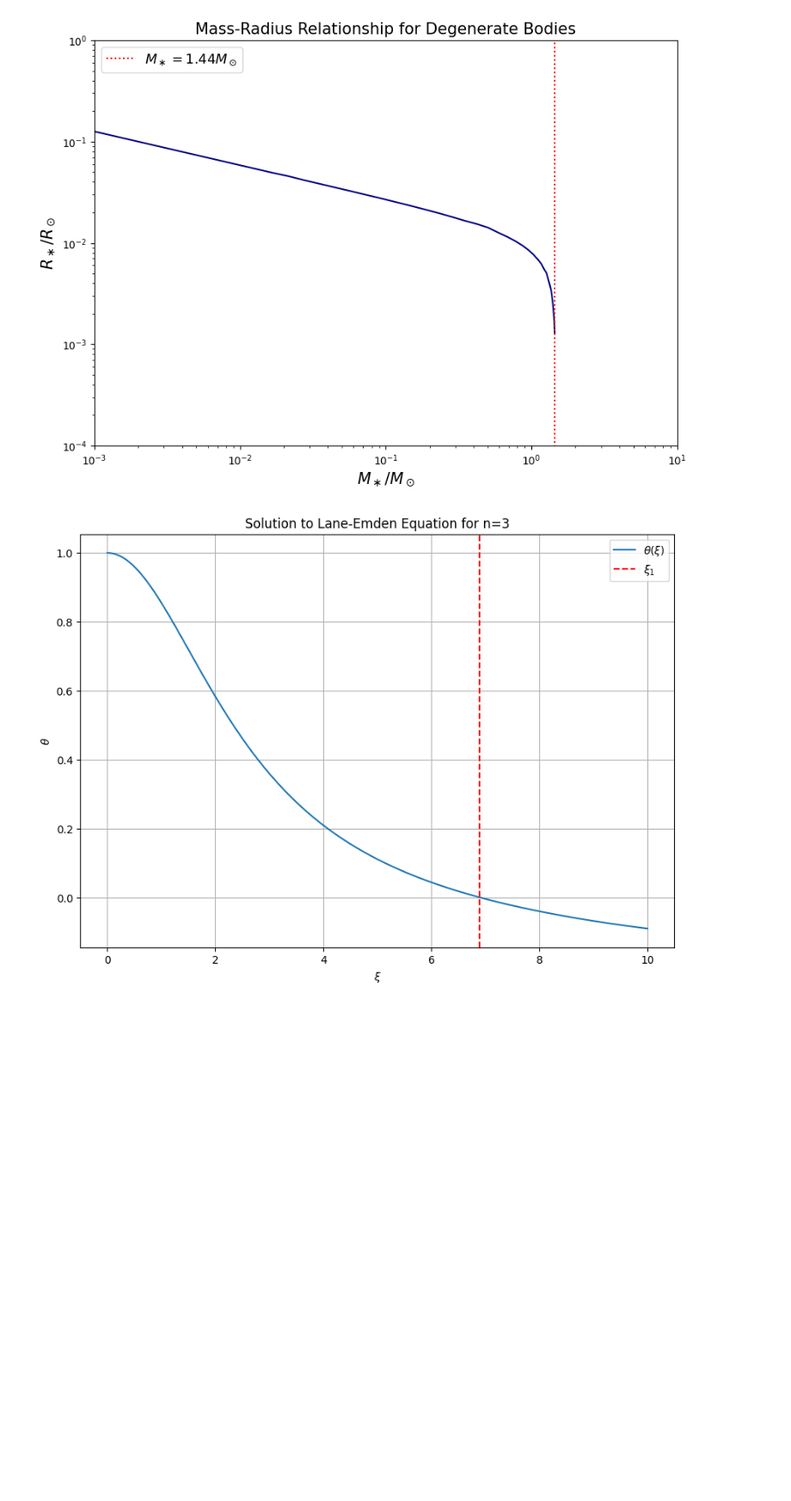
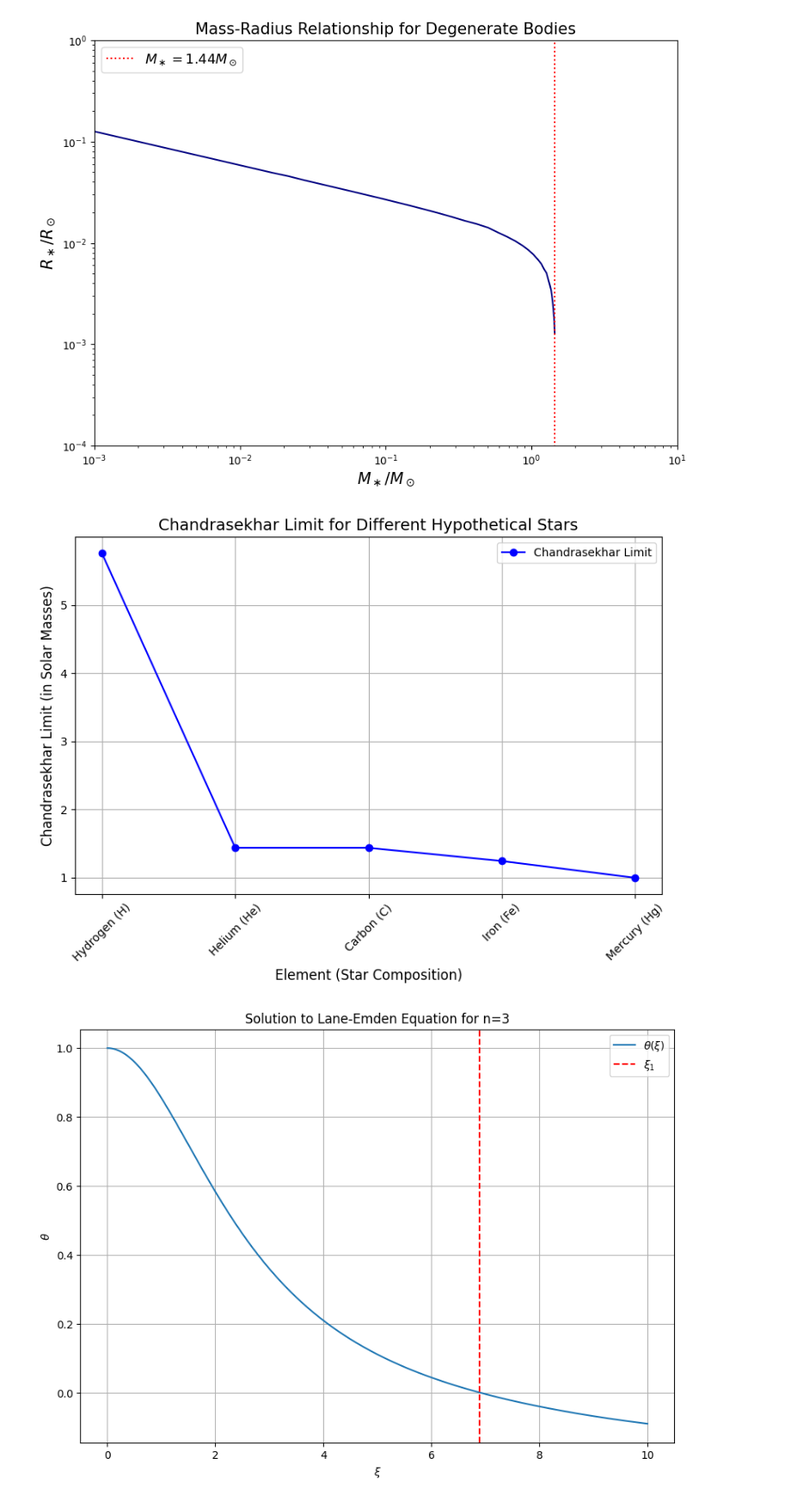
Before and after one commit to HiraishKumar/jupyter, a Jupyter notebook: star collapse/star_collapse_test.ipynb, the cells around one changed output. Shown at 86% size. Cells and saved outputs as stored; diff of their text form; code cells hidden in the pictures; blank space fills up the shorter version.

Commit message:
added graph for Mch vs mass/e

```diff
--- a/star collapse/star_collapse_test.ipynb
+++ b/star collapse/star_collapse_test.ipynb
@@ -85,6 +85,33 @@ plt.legend(fontsize=13)
 plt.show()
 # %% [output]
 [figure]
+# %%
+import matplotlib.pyplot as plt
+import numpy as np
+
+# Define the elements and their corresponding mean molecular weight per electron (mu_e)
+elements = ["Hydrogen (H)", "Helium (He)", "Carbon (C)", "Iron (Fe)", "Mercury (Hg)"]
+mu_e = np.array([1, 2, 2, 2.15, 2.4])  # Mean molecular weight per electron for different elements
+
+# Chandrasekhar Limit proportional to mu_e^(-2)
+# Using the standard limit of 1.44 M_sun for Carbon/Oxygen white dwarf as a reference (mu_e ~ 2)
+M_Ch = 1.44 * (2 / mu_e)**2
+
+# Plotting the graph
+plt.figure(figsize=(8, 6))
+plt.plot(elements, M_Ch, marker='o', linestyle='-', color='b', label='Chandrasekhar Limit')
+plt.xlabel("Element (Star Composition)", fontsize=12)
+plt.ylabel("Chandrasekhar Limit (in Solar Masses)", fontsize=12)
+plt.title("Chandrasekhar Limit for Different Hypothetical Stars", fontsize=14)
+plt.grid(True)
+plt.legend()
+plt.xticks(rotation=45)
+plt.tight_layout()
+
+# Show the plot
+plt.show()
+# %% [output]
+[figure, added]
 # %%
 import numpy as np
 import matplotlib.pyplot as plt
```
Also changed, not shown: 1 other file.
